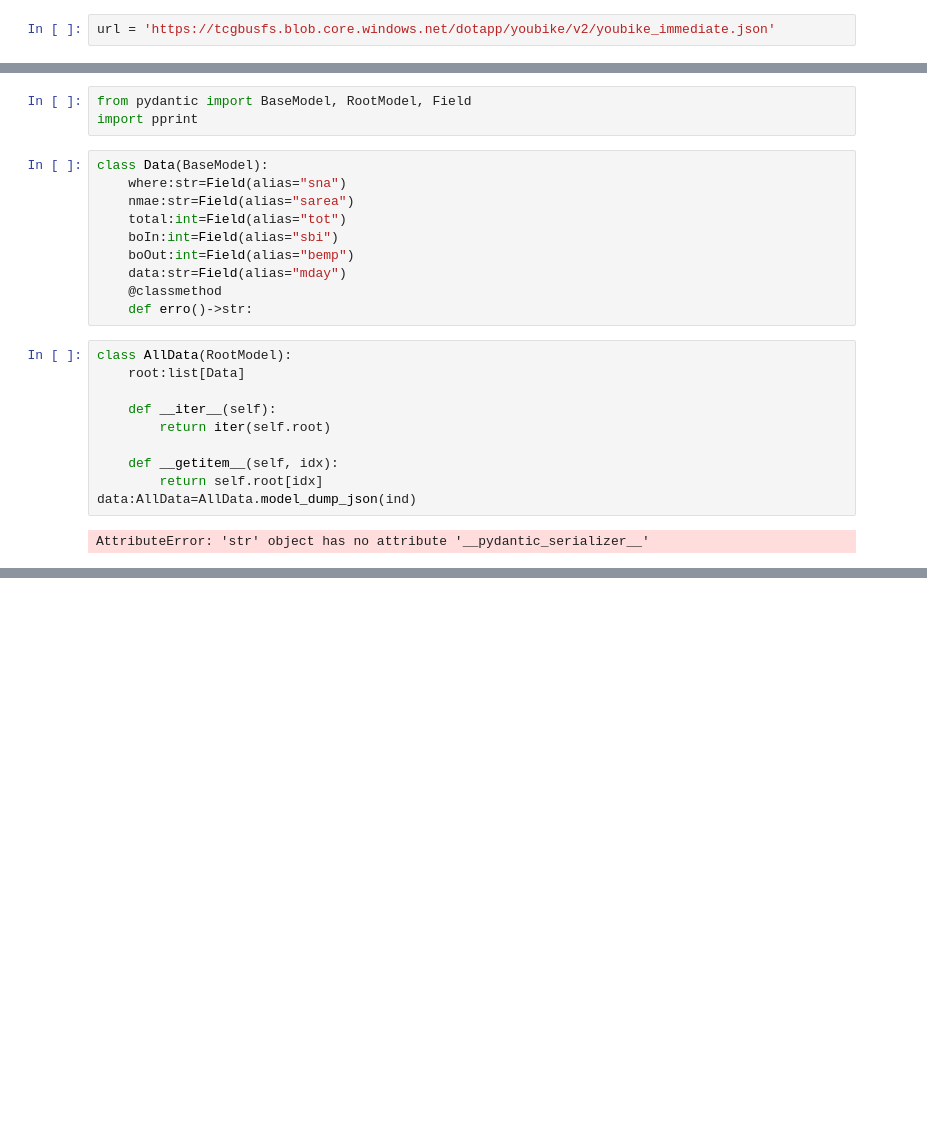
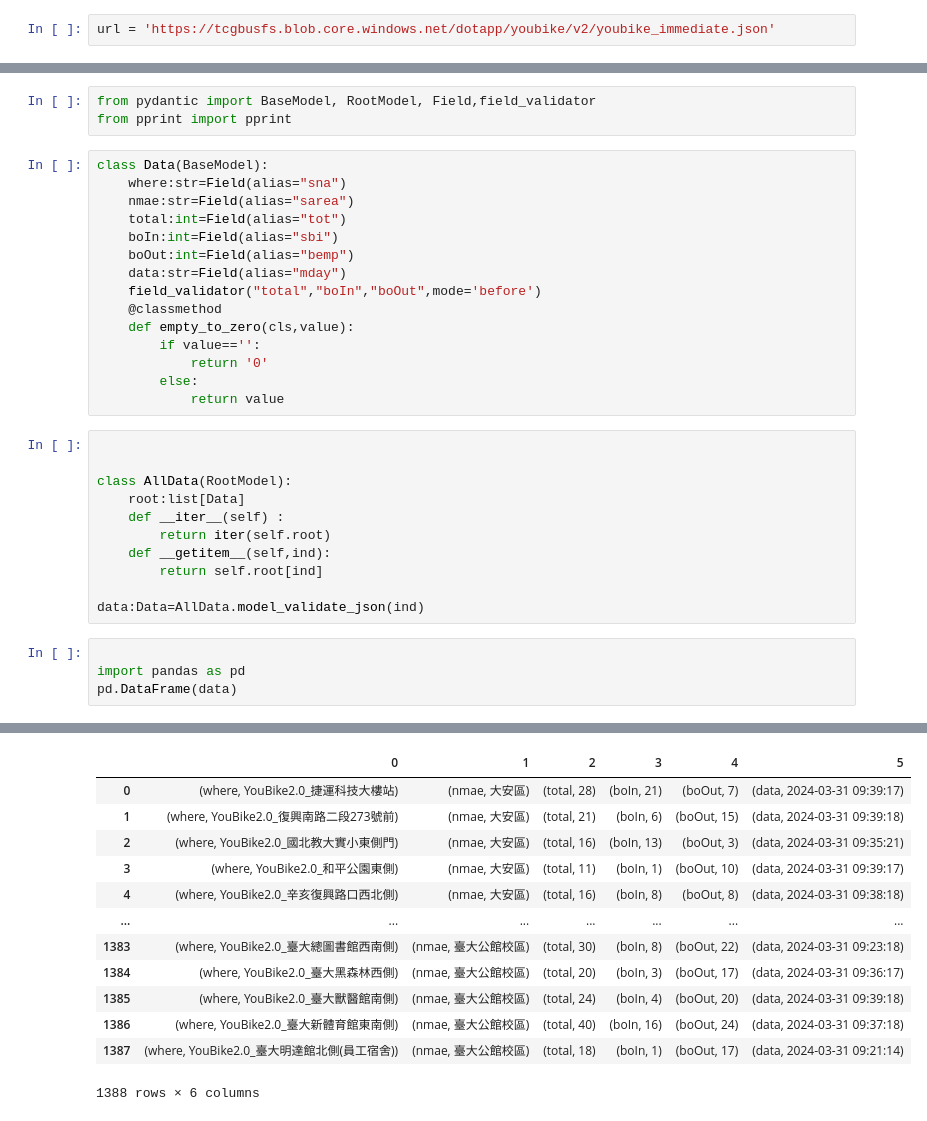
Before and after one commit to james0800/_2024_02_22, a Jupyter notebook: lesson12/homework.ipynb, the cells around one changed output, grey strips where cells are left out. Cells and saved outputs as stored; diff of their text form; blank space fills up the shorter version.

```diff
--- a/lesson12/homework.ipynb
+++ b/lesson12/homework.ipynb
@@ -27,6 +25,6 @@ Asset
 # %%
-from pydantic import BaseModel, RootModel, Field
-import pprint
+from pydantic import BaseModel, RootModel, Field,field_validator
+from pprint import pprint
 # %%
 class Data(BaseModel):
     where:str=Field(alias="sna")
@@ -35,17 +33,26 @@ class Data(BaseModel):
     boIn:int=Field(alias="sbi")
     boOut:int=Field(alias="bemp")
     data:str=Field(alias="mday")
+    field_validator("total","boIn","boOut",mode='before')
     @classmethod
-    def erro()->str:
+    def empty_to_zero(cls,value):
+        if value=='':
+            return '0'
+        else:
+            return value
 # %%
+
+
 class AllData(RootModel):
     root:list[Data]
+    def __iter__(self) :
+        return iter(self.root)
+    def __getitem__(self,ind):
+        return self.root[ind]
 
-    def __iter__(self):
-        return iter(self.root)
-
-    def __getitem__(self, idx):
-        return self.root[idx]
-data:AllData=AllData.model_dump_json(ind)
+data:Data=AllData.model_validate_json(ind)
-# %% [output]
-AttributeError: 'str' object has no attribute '__pydantic_serializer__'
+# %%
+
+import pandas as pd
+pd.DataFrame(data)
+# %% [output]
@@ -51,0 +76,13 @@ AttributeError: 'str' object has no attribute '__pydantic_serializer__'
+|  | 0 | 1 | 2 | 3 | 4 | 5 |
+| 0 | (where, YouBike2.0_捷運科技大樓站) | (nmae, 大安區) | (total, 28) | (boIn, 21) | (boOut, 7) | (data, 2024-03-31 09:39:17) |
+| 1 | (where, YouBike2.0_復興南路二段273號前) | (nmae, 大安區) | (total, 21) | (boIn, 6) | (boOut, 15) | (data, 2024-03-31 09:39:18) |
+| 2 | (where, YouBike2.0_國北教大實小東側門) | (nmae, 大安區) | (total, 16) | (boIn, 13) | (boOut, 3) | (data, 2024-03-31 09:35:21) |
+| 3 | (where, YouBike2.0_和平公園東側) | (nmae, 大安區) | (total, 11) | (boIn, 1) | (boOut, 10) | (data, 2024-03-31 09:39:17) |
+| 4 | (where, YouBike2.0_辛亥復興路口西北側) | (nmae, 大安區) | (total, 16) | (boIn, 8) | (boOut, 8) | (data, 2024-03-31 09:38:18) |
+| ... | ... | ... | ... | ... | ... | ... |
+| 1383 | (where, YouBike2.0_臺大總圖書館西南側) | (nmae, 臺大公館校區) | (total, 30) | (boIn, 8) | (boOut, 22) | (data, 2024-03-31 09:23:18) |
+| 1384 | (where, YouBike2.0_臺大黑森林西側) | (nmae, 臺大公館校區) | (total, 20) | (boIn, 3) | (boOut, 17) | (data, 2024-03-31 09:36:17) |
+| 1385 | (where, YouBike2.0_臺大獸醫館南側) | (nmae, 臺大公館校區) | (total, 24) | (boIn, 4) | (boOut, 20) | (data, 2024-03-31 09:39:18) |
+| 1386 | (where, YouBike2.0_臺大新體育館東南側) | (nmae, 臺大公館校區) | (total, 40) | (boIn, 16) | (boOut, 24) | (data, 2024-03-31 09:37:18) |
+| 1387 | (where, YouBike2.0_臺大明達館北側(員工宿舍)) | (nmae, 臺大公館校區) | (total, 18) | (boIn, 1) | (boOut, 17) | (data, 2024-03-31 09:21:14) |
+1388 rows × 6 columns
```
Also changed, not shown: parts of 2 cells of this notebook, 4 other files.
